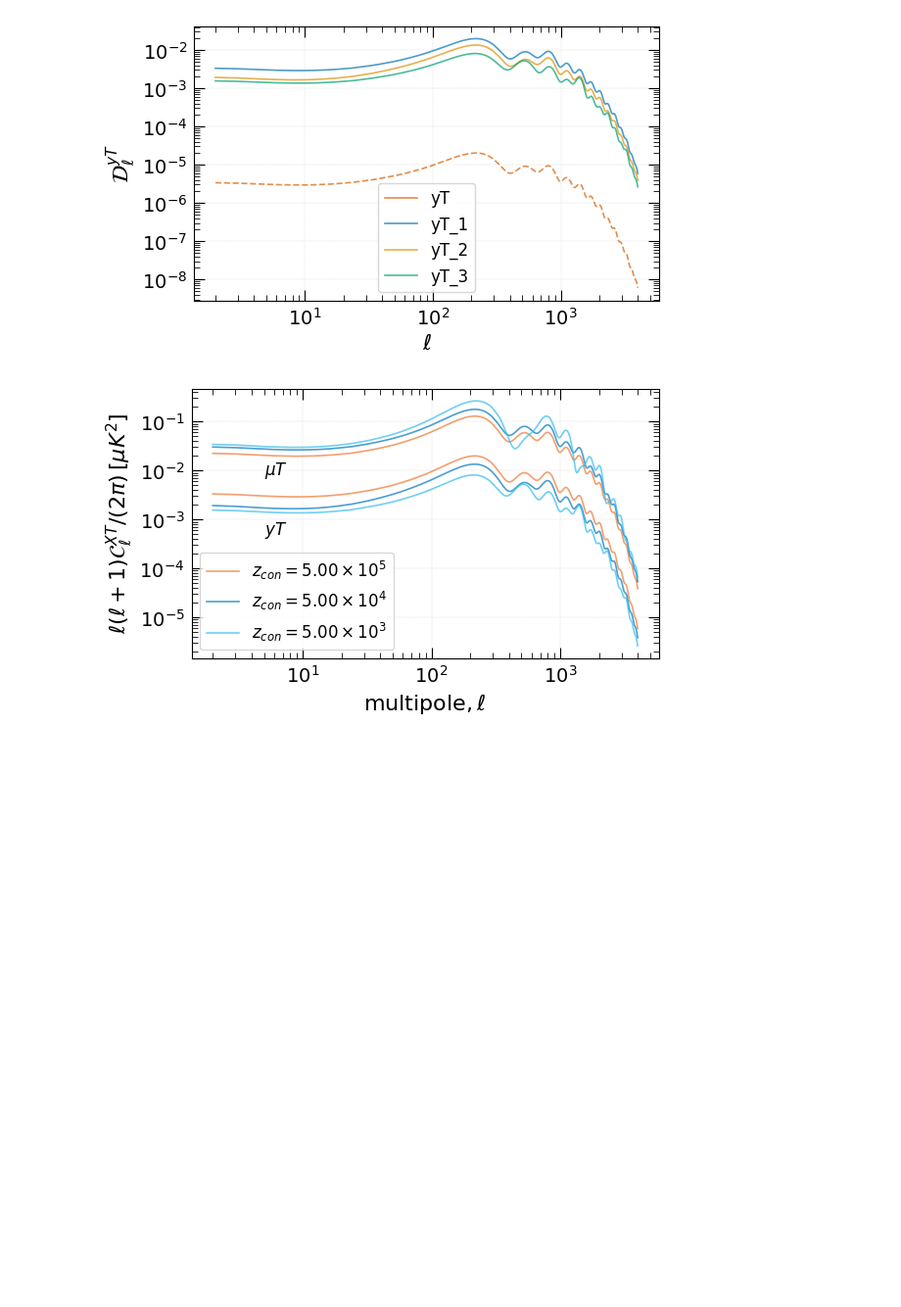
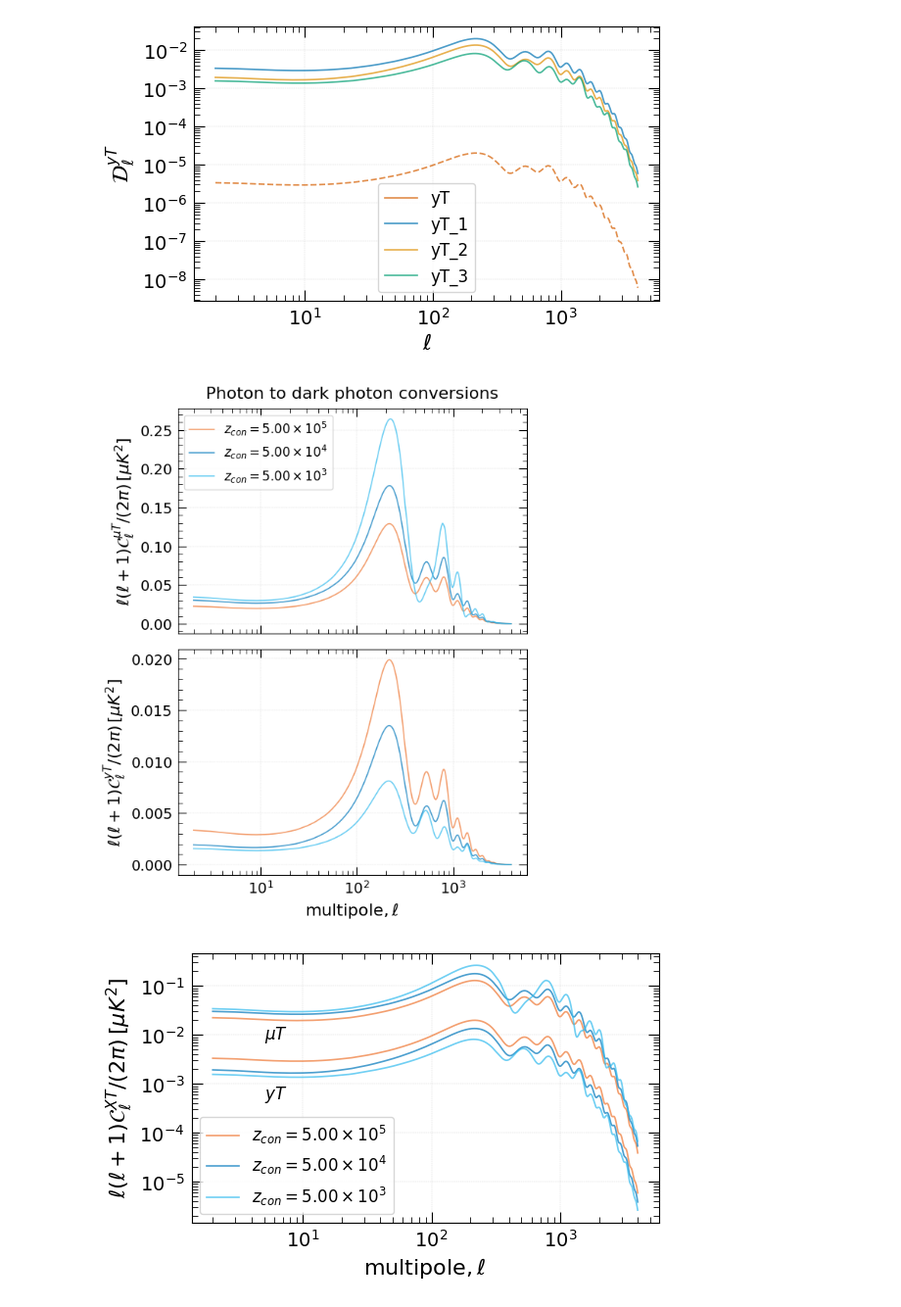
Before and after one commit to Sareva00/Photon_conversion, a Jupyter notebook: power_spectra.ipynb, the cells around one changed output. Shown at 98% size. Drawn from its saved outputs; the diff is of its cells as text; code cells hidden in the pictures; blank space fills up the shorter version.

```diff
--- a/power_spectra.ipynb
+++ b/power_spectra.ipynb
@@ -177,6 +177,38 @@ ax.legend()
 plt.show()
 # %% [output]
 [figure]
+# %%
+fig, ax = plt.subplots(2, 1, figsize=set_size(width_jcap, 1, (2,1)), sharex='col')
+
+
+ax[0].plot(ell, muT_1, color=colors2[0], alpha=0.7, linestyle="-", label=f"$z_{{con}} = ${tools.sci_notation(5e5)}")
+ax[0].plot(ell, muT_2, color=colors2[1], alpha=0.7, linestyle="-", label=f"$z_{{con}} = ${tools.sci_notation(5e4)}")
+ax[0].plot(ell, muT_3, color=colors2[2], alpha=0.7, linestyle="-", label=f"$z_{{con}} = ${tools.sci_notation(5e3)}")
+
+
+ax[1].plot(ell, yT_1, color=colors2[0], alpha=0.7, linestyle="-")
+ax[1].plot(ell, yT_2, color=colors2[1], alpha=0.7, linestyle="-")
+ax[1].plot(ell, yT_3, color=colors2[2], alpha=0.7, linestyle="-")
+
+
+for a in ax:
+    a.set_xscale('log')
+    # a.set_yscale('log')
+
+ax[0].tick_params(labelbottom=False)
+
+ax[0].set_ylabel("$\\ell(\\ell + 1) \\mathcal{C}_\\ell^{{\\mu T}} / (2 \\pi) \\, [\\mu K^2]$")
+ax[1].set_ylabel("$\\ell(\\ell + 1) \\mathcal{C}_\\ell^{{y T}} / (2 \\pi) \\, [\\mu K^2]$")
+ax[1].set_xlabel("$\\mathrm{multipole}, \\ell$")
+
+ax[0].legend()
+ax[0].set_title("Photon to dark photon conversions")
+
+
+plt.savefig('outputs/PS-conversions.pdf', dpi=300, bbox_inches="tight")
+plt.show()
+# %% [output]
+[figure, added]
 # %%
 fig, ax = plt.subplots(1, 1, figsize=set_size(width_jcap))
 
```
Also changed, not shown: 2 other files.
